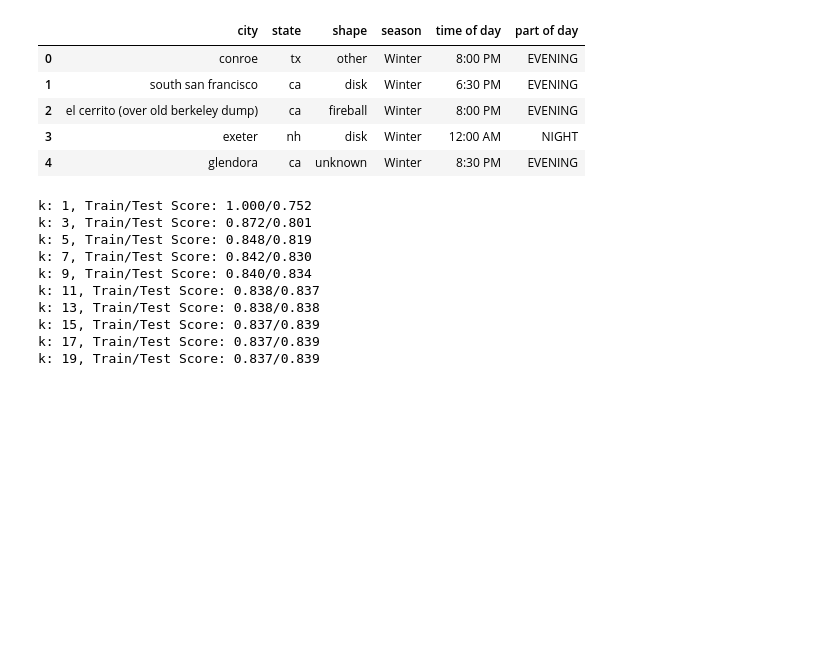
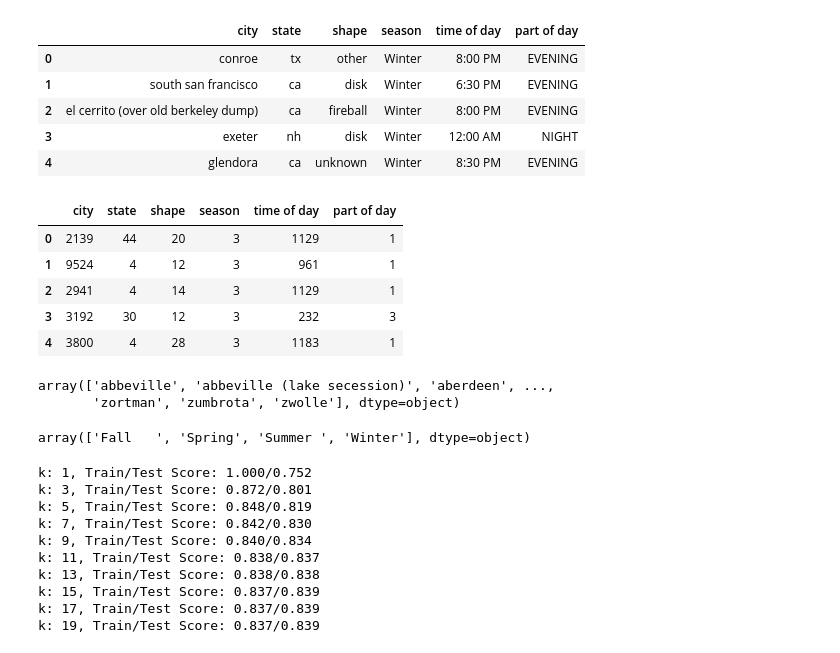
Before and after one commit to lucyhohler/Final-Project---Data-Analytics, a Jupyter notebook: KNN_Model_Working.ipynb, the cells around one changed output. Cells and saved outputs as stored; diff of their text form; code cells hidden in the pictures; blank space fills up the shorter version.

```diff
--- a/KNN_Model_Working.ipynb
+++ b/KNN_Model_Working.ipynb
@@ -97,10 +97,39 @@ data.head()
 | 2 | el cerrito (over old berkeley dump) | ca | fireball | Winter | 8:00 PM | EVENING |
 | 3 | exeter | nh | disk | Winter | 12:00 AM | NIGHT |
 | 4 | glendora | ca | unknown | Winter | 8:30 PM | EVENING |
-# %%
-from sklearn.preprocessing import LabelEncoder
-
-data = data.apply(LabelEncoder().fit_transform)
+# %%
+from sklearn.preprocessing import LabelEncoder
+
+le_dict = {}
+
+for col in data.columns:
+    le = LabelEncoder()
+    le = le.fit(data[col])
+    data[col] = le.transform(data[col])
+    le_dict[col] = le
+
+# Use for Later (Predictions)
+# for col in pred_data.columns:
+#     le = le_dict[col]
+#     pred_data[col] = le.transform(pred_data[col])
+# %%
+data.head()
+# %% [output]
+|  | city | state | shape | season | time of day | part of day |
+| 0 | 2139 | 44 | 20 | 3 | 1129 | 1 |
+| 1 | 9524 | 4 | 12 | 3 | 961 | 1 |
+| 2 | 2941 | 4 | 14 | 3 | 1129 | 1 |
+| 3 | 3192 | 30 | 12 | 3 | 232 | 3 |
+| 4 | 3800 | 4 | 28 | 3 | 1183 | 1 |
+# %%
+le_dict['city'].classes_
+# %% [output]
+array(['abbeville', 'abbeville (lake secession)', 'aberdeen', ...,
+       'zortman', 'zumbrota', 'zwolle'], dtype=object)
+# %%
+le_dict['season'].classes_
+# %% [output]
+array(['Fall   ', 'Spring', 'Summer ', 'Winter'], dtype=object)
 # %%
 from sklearn.model_selection import train_test_split
 X_train, X_test, y_train, y_test = train_test_split(data, target, random_state=42)
```
Also changed, not shown: parts of 1 cell of this notebook, 2 other files.
